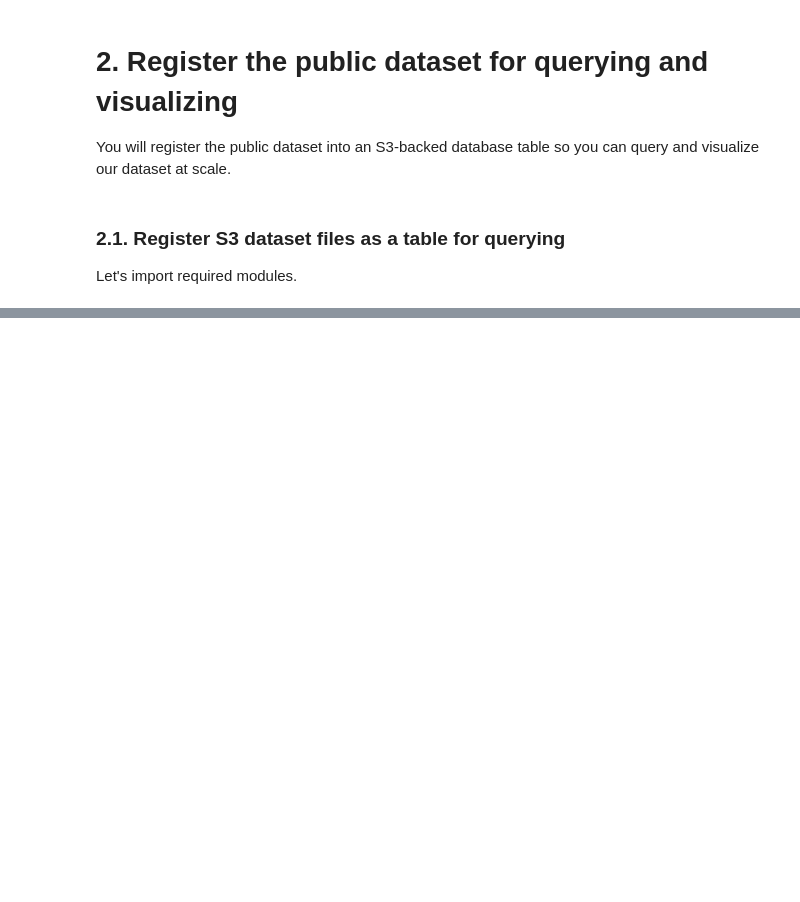
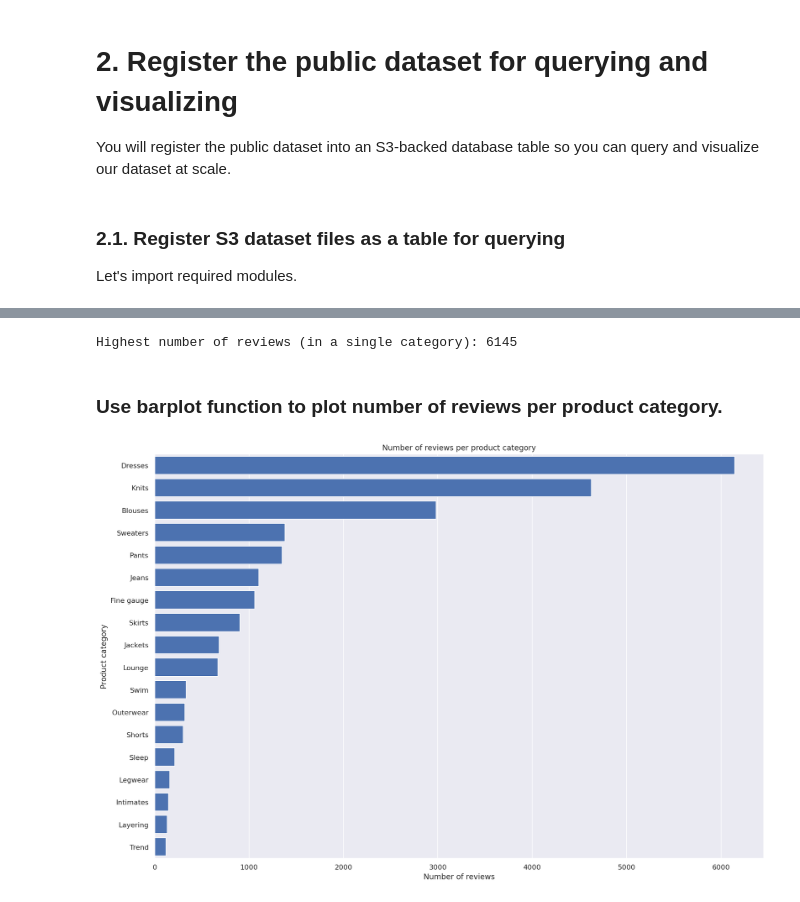
Before and after one commit to rimo0007/Machine-Learning-With-AWS-SageMaker, a Jupyter notebook: 1_Register-and-visualize-dataset.ipynb, the cells around one changed output, grey strips where cells are left out. Drawn from its saved outputs; the diff is of its cells as text; code cells hidden in the pictures; blank space fills up the shorter version.

```diff
--- a/1_Register-and-visualize-dataset.ipynb
+++ b/1_Register-and-visualize-dataset.ipynb
@@ -181,0 +482,6 @@ import botocore
+# %%
+%%time
+df_count_by_category_desc = wr.athena.read_sql_query(
+    sql=statement_count_by_category_desc,
+    database=database_name
+)
@@ -181,0 +491,33 @@ import botocore
+# %%
+max_sentiment = df_count_by_category_desc['count_reviews'].max()
+print('Highest number of reviews (in a single category): {}'.format(max_sentiment))
+# %% [output]
+Highest number of reviews (in a single category): 6145
+# %% [markdown]
+### Use barplot function to plot number of reviews per product category.
+# %%
+# Create seaborn barplot
+barplot = sns.barplot(
+
+    data=df_count_by_category_desc,
+    y='product_category',
+    x='count_reviews',
+    color="b",
+    saturation=1
+)
+
+# Set the size of the figure
+sns.set(rc={'figure.figsize':(15.0, 10.0)})
+
+# Set title
+plt.title("Number of reviews per product category")
+plt.xlabel("Number of reviews")
+plt.ylabel("Product category")
+
+plt.tight_layout()
+
+plt.savefig('num_reviews_per_category.png', dpi=300)
+
+plt.show(barplot)
+# %% [output]
+[figure, added]
```
Also changed, not shown: parts of 33 cells of this notebook.
